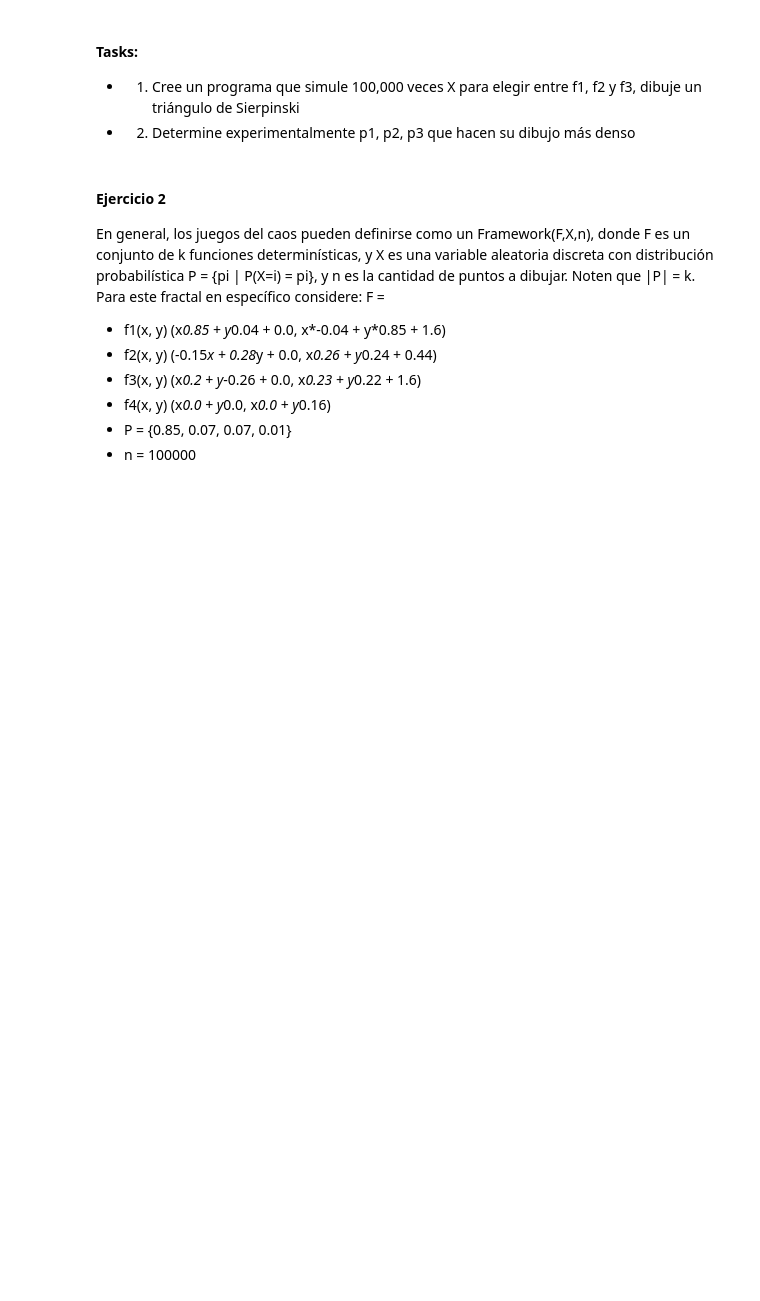
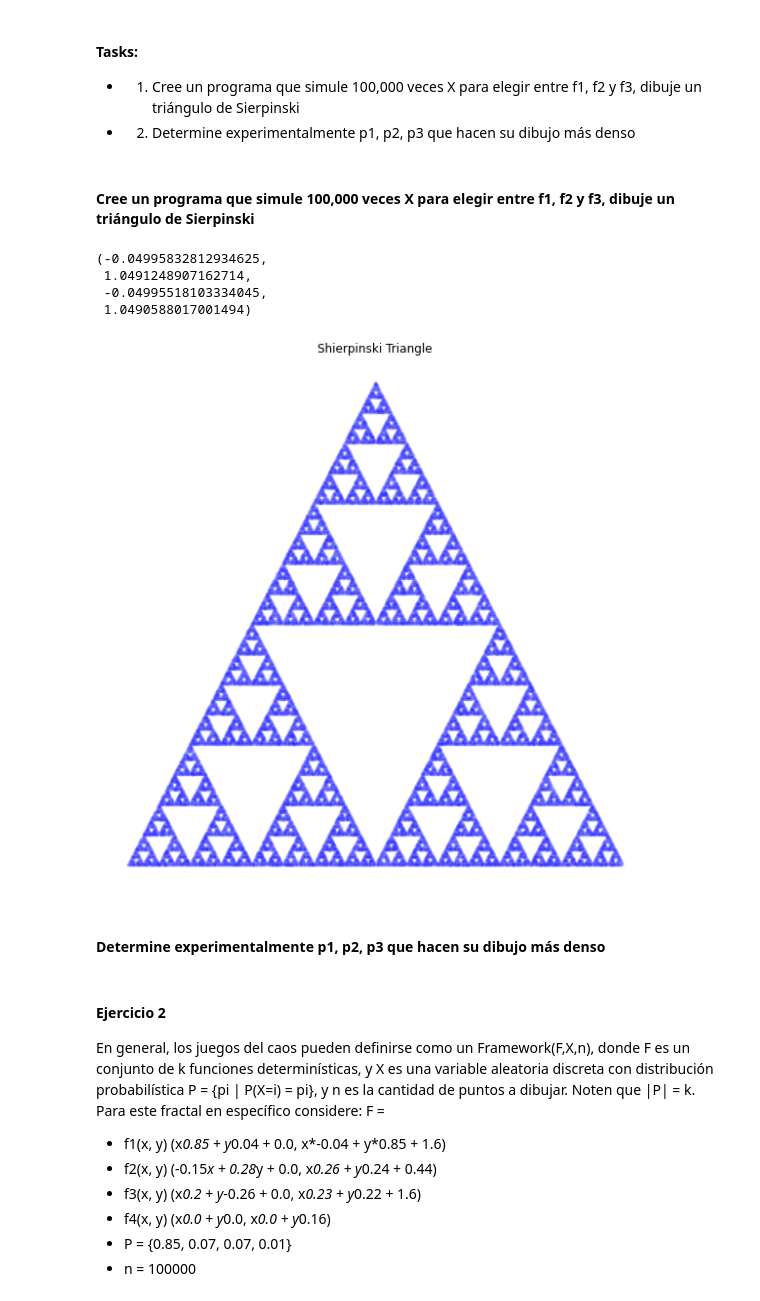
Before and after one commit to Mar19845/MicroProyecto-2, a Jupyter notebook: Mircroproyecto2.ipynb, the cells around one changed output. Saved outputs shown, nothing was run; the diff lists cells and outputs as text; code cells hidden in the pictures; blank space fills up the shorter version.

```diff
--- a/Mircroproyecto2.ipynb
+++ b/Mircroproyecto2.ipynb
@@ -19,3 +27,35 @@ import libraries
 #### Tasks:
 * 1. Cree un programa que simule 100,000 veces X para elegir entre f1, f2 y f3, dibuje un triángulo de Sierpinski
 * 2. Determine experimentalmente p1, p2, p3 que hacen su dibujo más denso
+# %% [markdown]
+#### Cree un programa que simule 100,000 veces X para elegir entre f1, f2 y f3, dibuje un triángulo de Sierpinski
+# %%
+def deterministic_states(x, y):
+    #       point 1      point 2           point 3
+    return [(x/2, y/2), (x/2 + 0.5, y/2), (x/2 + 0.25, y/2 + 0.5)]
+# %%
+def choose_state(states):
+    step = []
+    for state in states:
+        step += [state]
+    return random.choice(step)
+# %%
+def shierpinski(n):
+    x, y = [0], [0]
+    for i in range(n):
+        points = choose_state(deterministic_states(x[i], y[i]))
+        x.append(points[0])
+        y.append(points[1])
+    return x, y
+# %%
+Shierpinski = shierpinski(100000)
+plt.figure(figsize=(10,10))
+plt.title("Shierpinski Triangle")
+plt.plot(Shierpinski[0], Shierpinski[1], "b.", alpha=0.03)
+plt.axis('off')
+# %% [output]
+(-0.04995832812934625,
+ 1.0491248907162714,
+ -0.04995518103334045,
+ 1.0490588017001494)
+[figure, added]
@@ -22,3 +64,5 @@ import libraries
+# %% [markdown]
+#### Determine experimentalmente p1, p2, p3 que hacen su dibujo más denso
 # %% [markdown]
 #### Ejercicio 2
 En general, los juegos del caos pueden definirse como un Framework(F,X,n), donde F es un conjunto de k funciones
```
Also changed, not shown: parts of 2 cells of this notebook.
